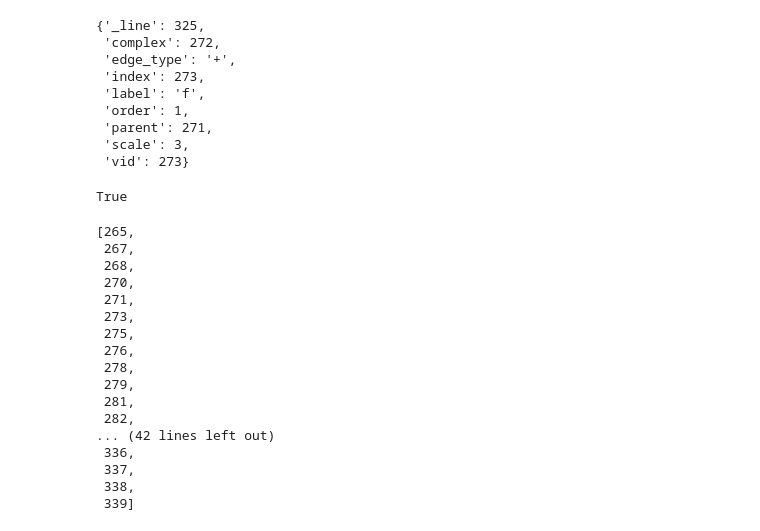
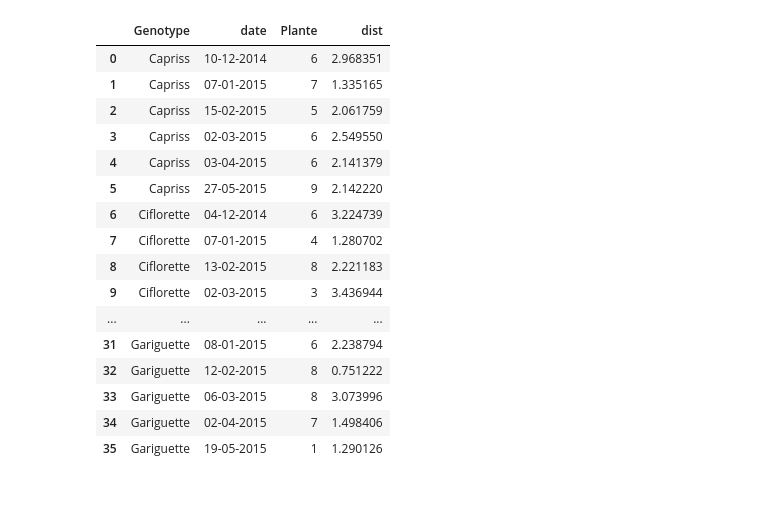
Before and after one commit to openalea/strawberry, a Jupyter notebook: strawberry/example/Fonction.ipynb, the cells around one changed output. Saved outputs shown, nothing was run; the diff lists cells and outputs as text; code cells hidden in the pictures; blank space fills up the shorter version.

```diff
--- a/strawberry/example/Fonction.ipynb
+++ b/strawberry/example/Fonction.ipynb
@@ -227,36 +170,22 @@ pgl.Viewer.display(t.getScene())
-# %%
-g[273]
-# %% [output]
-{'_line': 325,
- 'complex': 272,
- 'edge_type': '+',
- 'index': 273,
- 'label': 'f',
- 'order': 1,
- 'parent': 271,
- 'scale': 3,
- 'vid': 273}
-# %%
-Rules_production.VISIBLE
-# %% [output]
-True
-# %%
-list(algo.traversal.pre_order2(g, 265))
-# %% [output]
-[265,
- 267,
- 268,
- 270,
- 271,
- 273,
- 275,
- 276,
- 278,
- 279,
- 281,
- 282,
-... (42 lines left out)
- 336,
- 337,
- 338,
- 339]
+# %%
+sel=pd.read_csv('Z:\G1\Marc-Labadie\Python\strawberry\share\data\Plant.selected.csv', sep=';', skiprows=0, index_col=None)
+# %%
+sel
+# %% [output]
+|  | Genotype | date | Plante | dist |
+| 0 | Capriss | 10-12-2014 | 6 | 2.968351 |
+| 1 | Capriss | 07-01-2015 | 7 | 1.335165 |
+| 2 | Capriss | 15-02-2015 | 5 | 2.061759 |
+| 3 | Capriss | 02-03-2015 | 6 | 2.549550 |
+| 4 | Capriss | 03-04-2015 | 6 | 2.141379 |
+| 5 | Capriss | 27-05-2015 | 9 | 2.142220 |
+| 6 | Ciflorette | 04-12-2014 | 6 | 3.224739 |
+| 7 | Ciflorette | 07-01-2015 | 4 | 1.280702 |
+| 8 | Ciflorette | 13-02-2015 | 8 | 2.221183 |
+| 9 | Ciflorette | 02-03-2015 | 3 | 3.436944 |
+| ... | ... | ... | ... | ... |
+| 31 | Gariguette | 08-01-2015 | 6 | 2.238794 |
+| 32 | Gariguette | 12-02-2015 | 8 | 0.751222 |
+| 33 | Gariguette | 06-03-2015 | 8 | 3.073996 |
+| 34 | Gariguette | 02-04-2015 | 7 | 1.498406 |
+| 35 | Gariguette | 19-05-2015 | 1 | 1.290126 |
```
Also changed, not shown: parts of 22 cells of this notebook, 12 other files.
